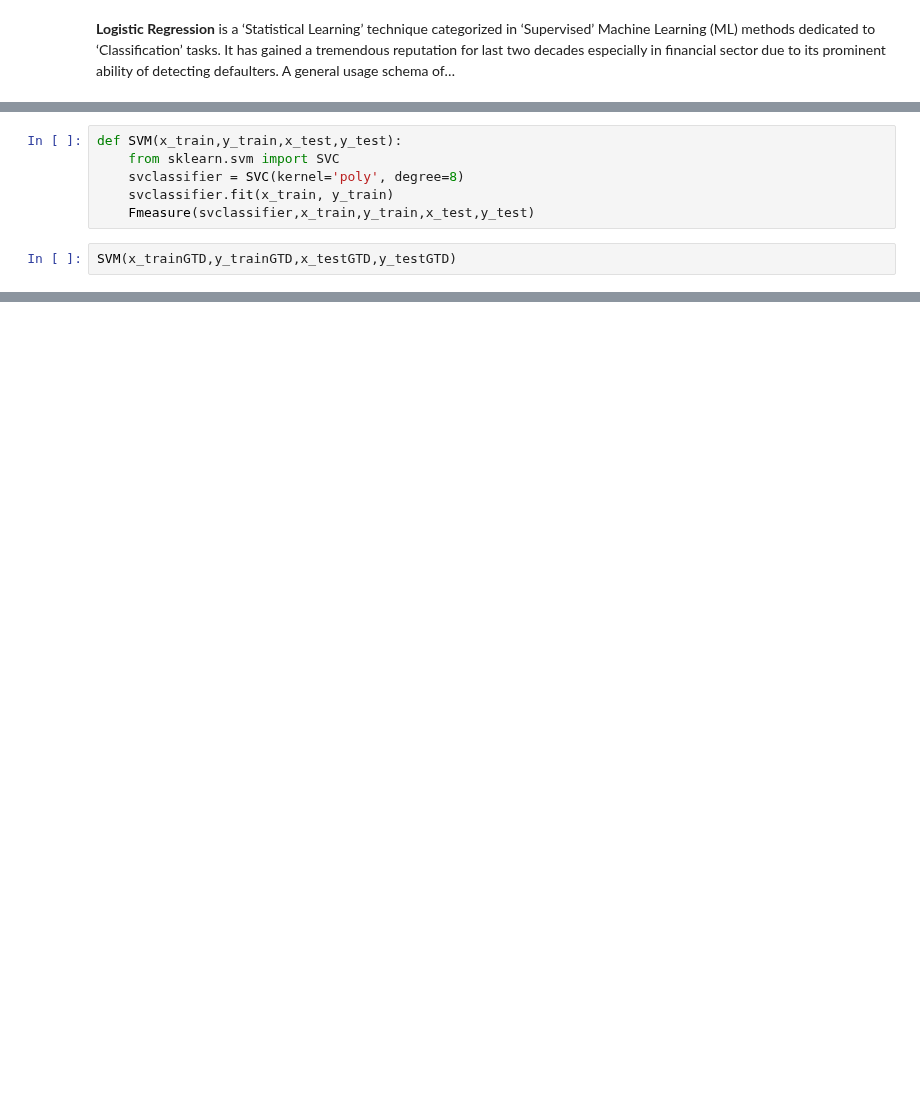
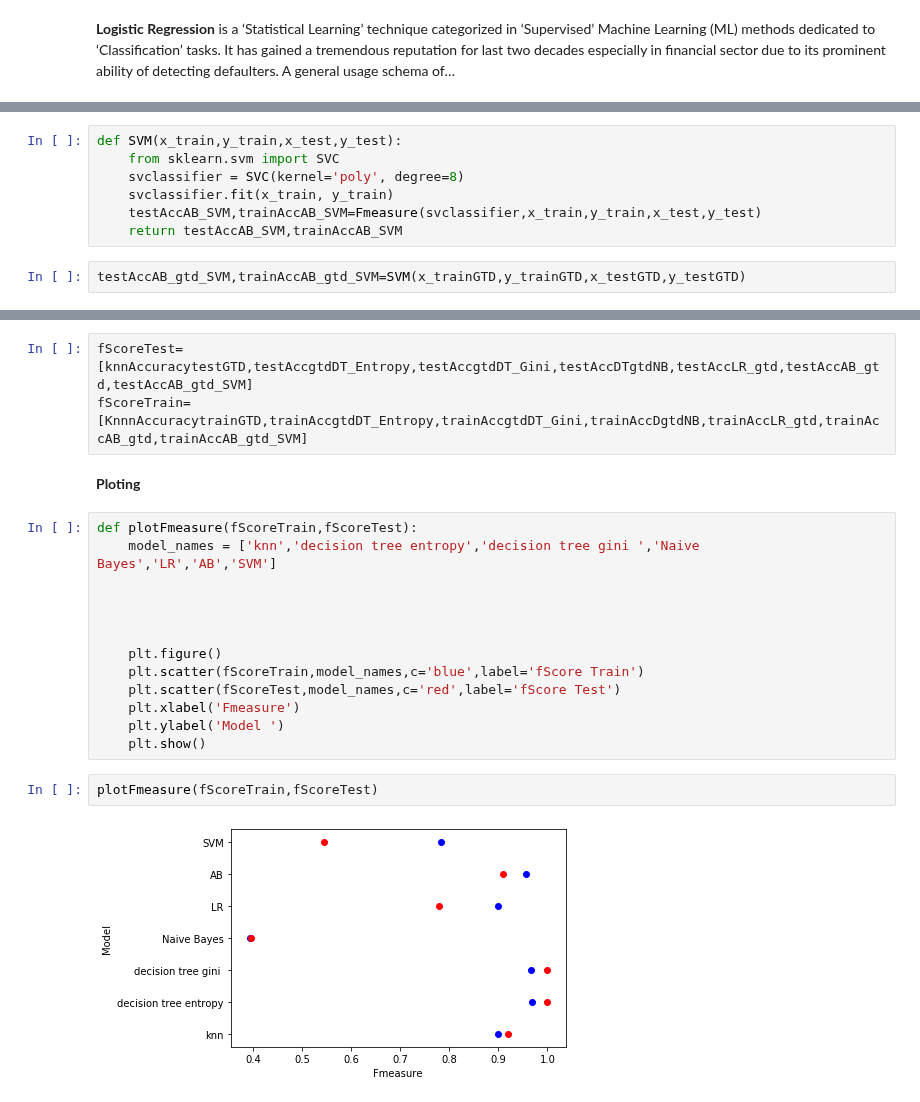
Before and after one commit to aghapygad336/MENA, a Jupyter notebook: gtd_happiness.ipynb, the cells around one changed output, grey strips where cells are left out. Drawn from its saved outputs; the diff is of its cells as text; blank space fills up the shorter version.

```diff
--- a/gtd_happiness.ipynb
+++ b/gtd_happiness.ipynb
@@ -272,6 +359,7 @@ def SVM(x_train,y_train,x_test,y_test):
     from sklearn.svm import SVC
     svclassifier = SVC(kernel='poly', degree=8)
     svclassifier.fit(x_train, y_train)
-    Fmeasure(svclassifier,x_train,y_train,x_test,y_test)
+    testAccAB_SVM,trainAccAB_SVM=Fmeasure(svclassifier,x_train,y_train,x_test,y_test)
+    return testAccAB_SVM,trainAccAB_SVM
 # %%
-SVM(x_trainGTD,y_trainGTD,x_testGTD,y_testGTD)
+testAccAB_gtd_SVM,trainAccAB_gtd_SVM=SVM(x_trainGTD,y_trainGTD,x_testGTD,y_testGTD)
@@ -277,0 +379,22 @@ SVM(x_trainGTD,y_trainGTD,x_testGTD,y_testGTD)
+# %%
+fScoreTest=[knnAccuracytestGTD,testAccgtdDT_Entropy,testAccgtdDT_Gini,testAccDTgtdNB,testAccLR_gtd,testAccAB_gtd,testAccAB_gtd_SVM]
+fScoreTrain=[KnnnAccuracytrainGTD,trainAccgtdDT_Entropy,trainAccgtdDT_Gini,trainAccDgtdNB,trainAccLR_gtd,trainAccAB_gtd,trainAccAB_gtd_SVM]
+# %% [markdown]
+**Ploting**
+# %%
+def plotFmeasure(fScoreTrain,fScoreTest):
+    model_names = ['knn','decision tree entropy','decision tree gini ','Naive Bayes','LR','AB','SVM']
+
+
+
+
+    plt.figure()
+    plt.scatter(fScoreTrain,model_names,c='blue',label='fScore Train')
+    plt.scatter(fScoreTest,model_names,c='red',label='fScore Test')
+    plt.xlabel('Fmeasure')
+    plt.ylabel('Model ')
+    plt.show()
+# %%
+plotFmeasure(fScoreTrain,fScoreTest)
+# %% [output]
+[figure, added]
```
Also changed, not shown: parts of 17 cells of this notebook.
